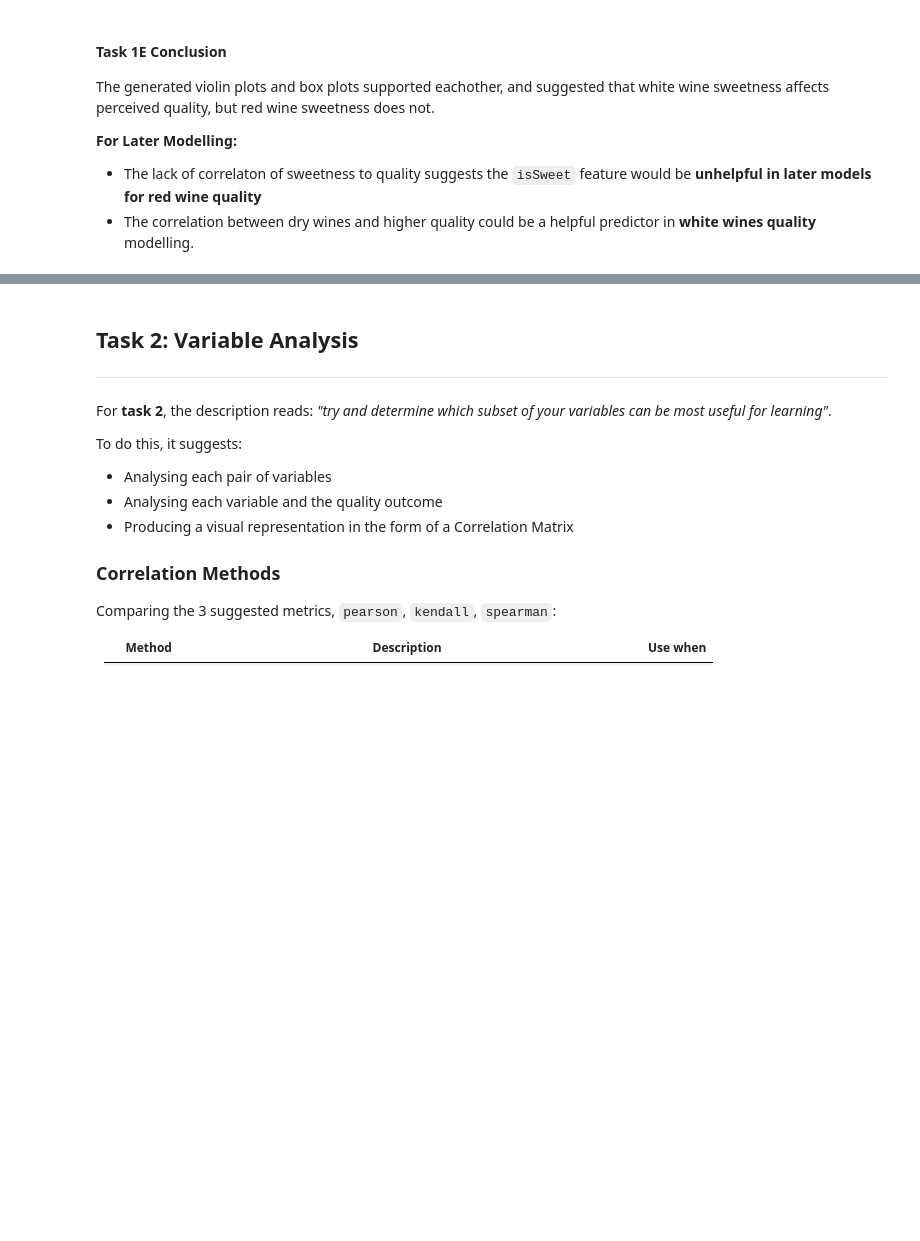
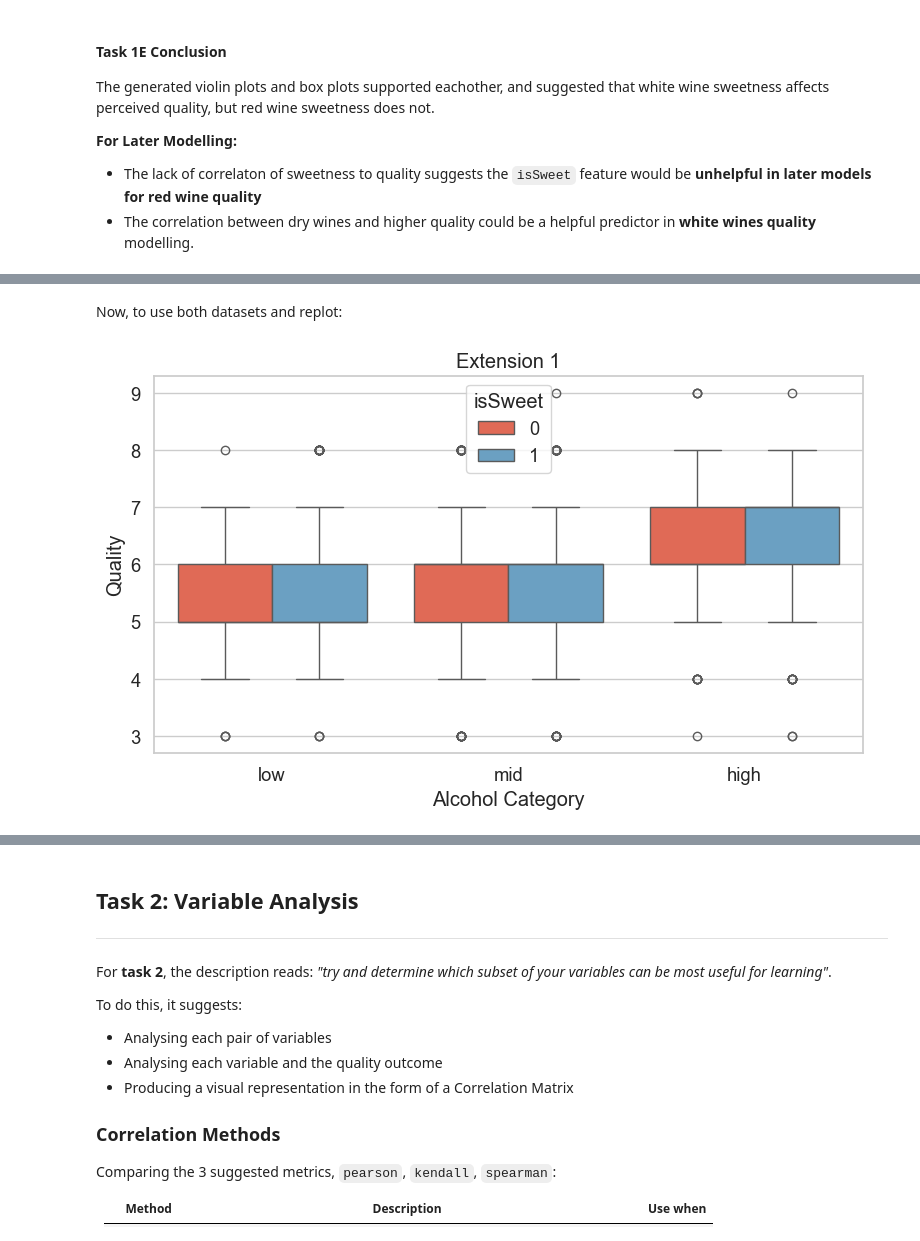
Before and after one commit to k1k12/2034_CW, a Jupyter notebook: notebook/wine_analysis.ipynb, the cells around one changed output, grey strips where cells are left out. Drawn from its saved outputs; the diff is of its cells as text; code cells hidden in the pictures; blank space fills up the shorter version.

```diff
--- a/notebook/wine_analysis.ipynb
+++ b/notebook/wine_analysis.ipynb
@@ -788,0 +851,21 @@ The generated violin plots and box plots supported eachother, and suggested that
+# %% [markdown]
+Now, to use both datasets and replot:
+# %%
+plt.figure(figsize=(8, 5))
+sb.boxplot(
+    data=wine_all,
+    x="alcohol_cat",
+    y="quality",
+    hue="isSweet",
+    order=["low", "mid", "high"],
+    palette={0: palette_red[5], 1: palette_white[5]}
+)
+plt.title("Extension 1")
+plt.xlabel("Alcohol Category")
+plt.ylabel("Quality")
+plt.legend(title="isSweet")
+plt.tight_layout()
+plt.savefig("../figures/exten1_both")
+plt.show()
+# %% [output]
+[figure, added]
```
Also changed, not shown: parts of 81 cells of this notebook, 8 other files.
